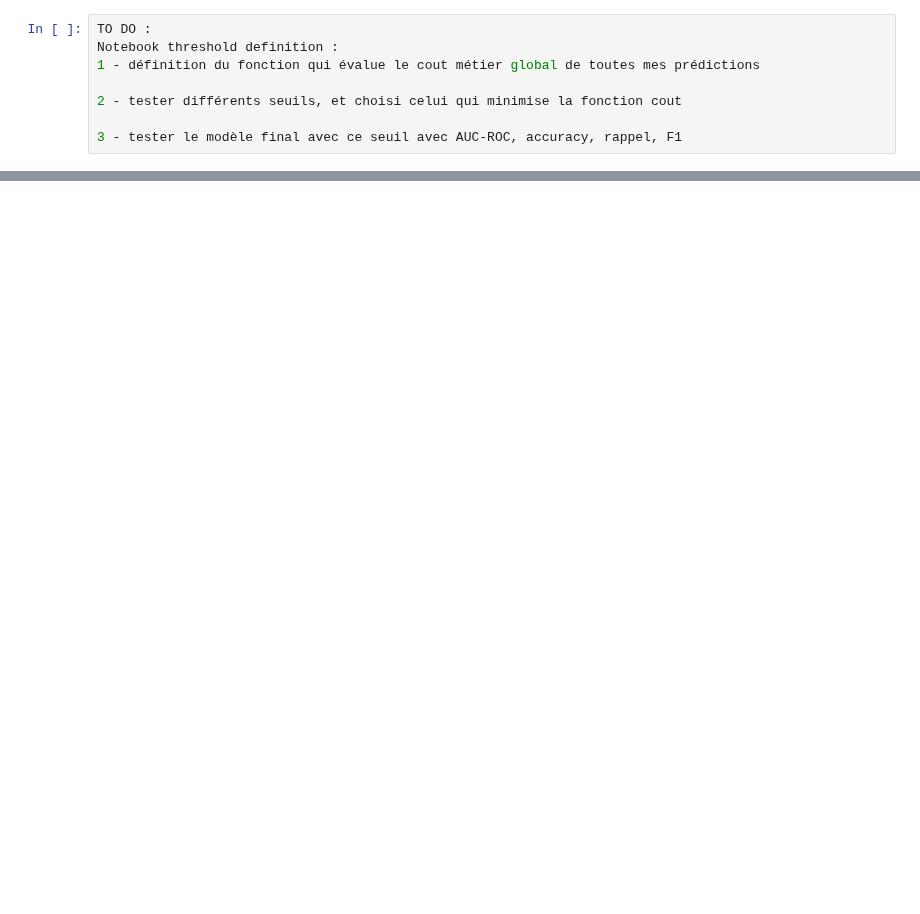
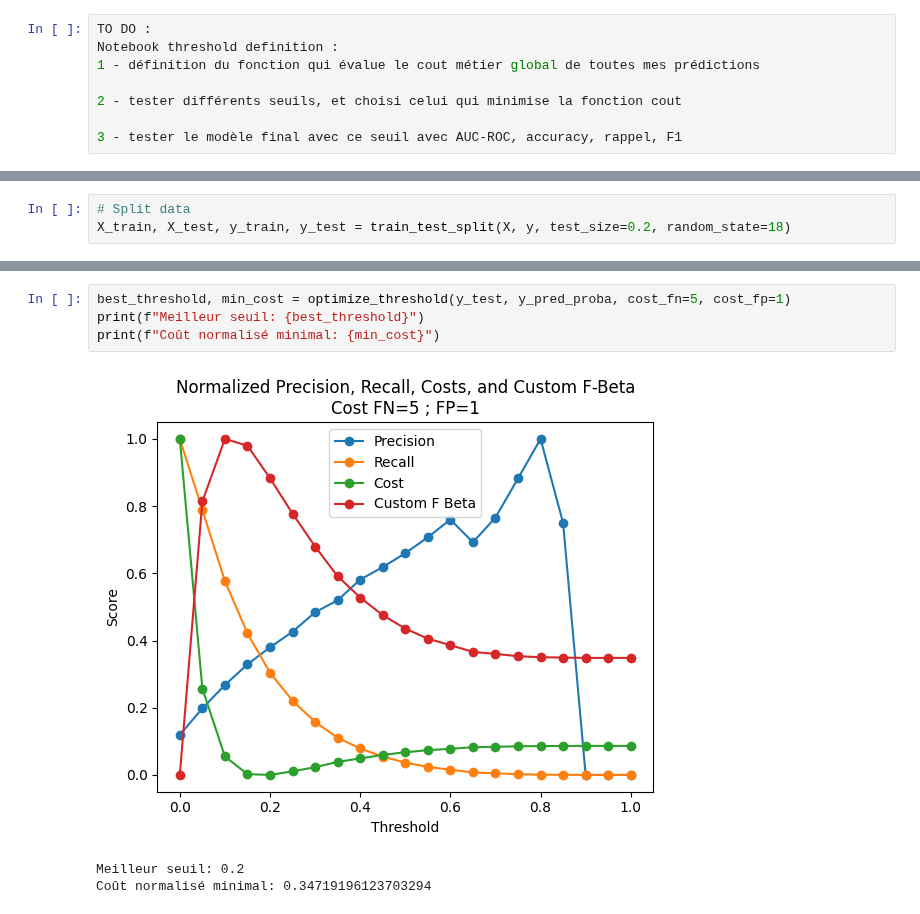
Before and after one commit to felix1801/OpenClassrooms-Projet-7-Modeling, a Jupyter notebook: notebooks/5-threshold_definition.ipynb, the cells around one changed output, grey strips where cells are left out. Drawn from its saved outputs; the diff is of its cells as text; blank space fills up the shorter version.

```diff
--- a/notebooks/5-threshold_definition.ipynb
+++ b/notebooks/5-threshold_definition.ipynb
@@ -8,0 +59,3 @@ Notebook threshold definition :
+# %%
+# Split data
+X_train, X_test, y_train, y_test = train_test_split(X, y, test_size=0.2, random_state=18)
@@ -39,0 +184,8 @@ print(f"Test AUC-ROC: {test_auc_roc}")
+# %%
+best_threshold, min_cost = optimize_threshold(y_test, y_pred_proba, cost_fn=5, cost_fp=1)
+print(f"Meilleur seuil: {best_threshold}")
+print(f"Coût normalisé minimal: {min_cost}")
+# %% [output]
+[figure, added]
+Meilleur seuil: 0.2
+Coût normalisé minimal: 0.34719196123703294
```
Also changed, not shown: parts of 18 cells of this notebook, 4 other files.
